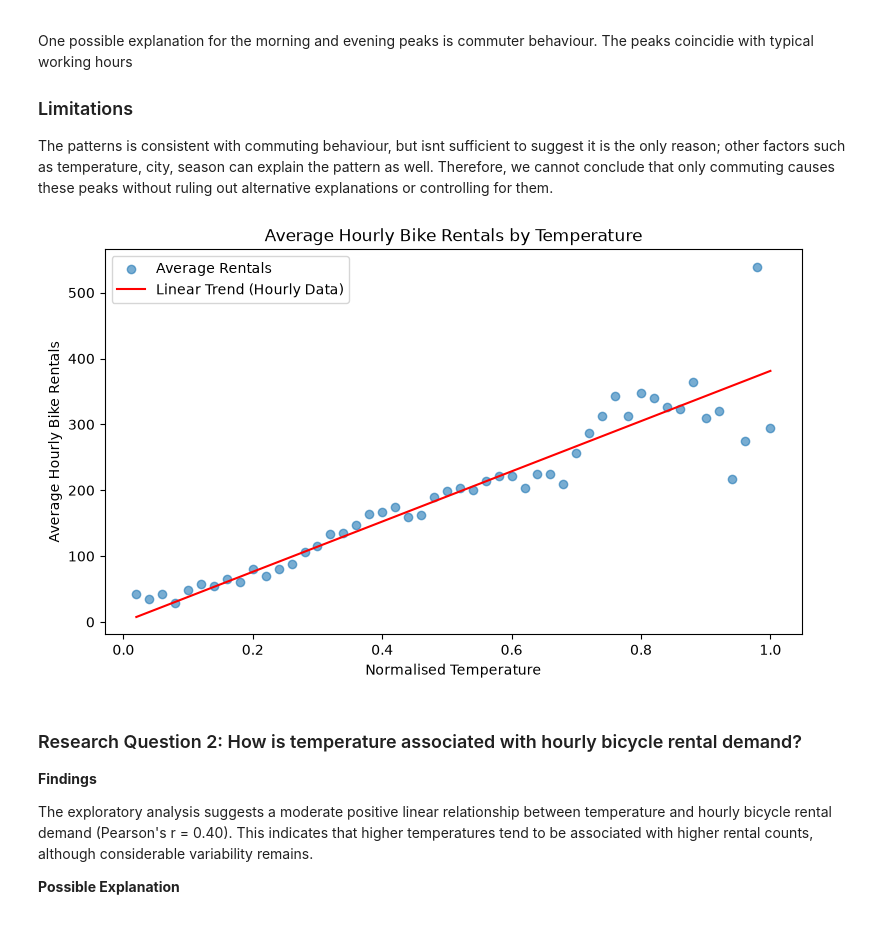
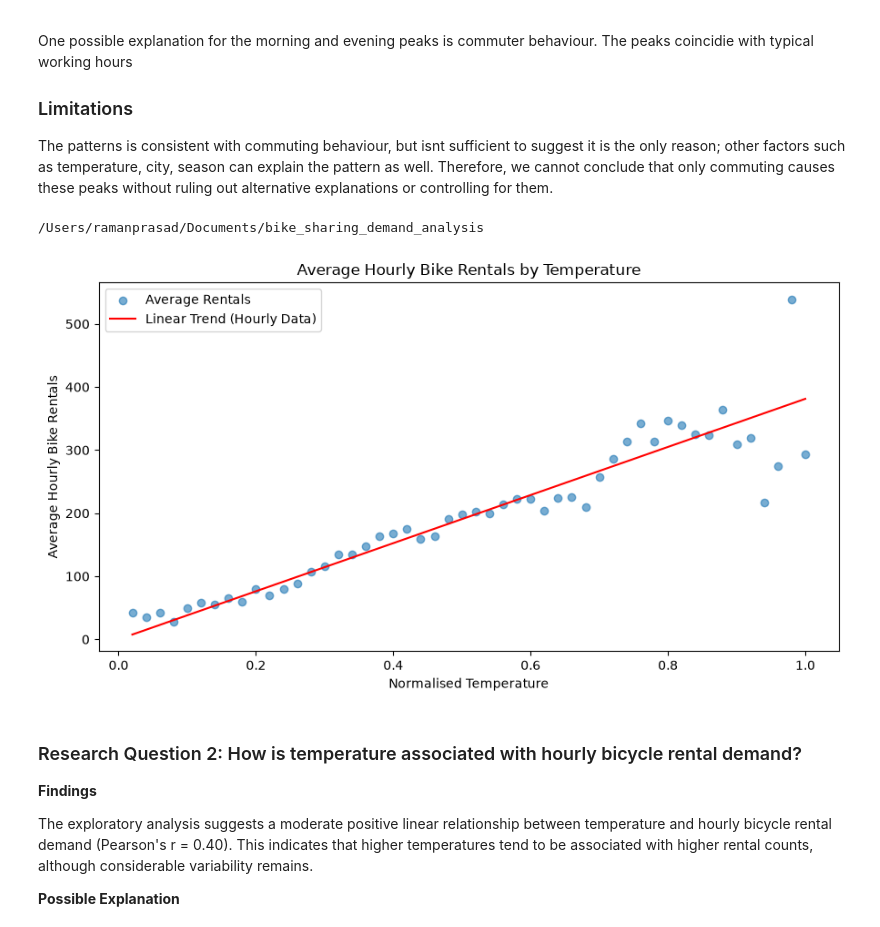
Before and after one commit to Ayush134vbt/bike_sharing_demand_analysis, a Jupyter notebook: notebooks/01_exploratory_analysis.ipynb, the cells around one changed output. Saved outputs shown, nothing was run; the diff lists cells and outputs as text; code cells hidden in the pictures.

```diff
--- a/notebooks/01_exploratory_analysis.ipynb
+++ b/notebooks/01_exploratory_analysis.ipynb
@@ -83,32 +89,50 @@ One possible explanation for the morning and evening peaks is commuter behaviour
 The patterns is consistent with commuting behaviour, but isnt sufficient to suggest it is the only reason; other factors such as temperature, city, season can explain the pattern as well.
 Therefore, we cannot conclude that only commuting causes these peaks without ruling out alternative explanations or controlling for them.
 # %%
+from pathlib import Path
+
+project_dr = Path.cwd()
+
+if project_dr.name == "notebooks":
+    project_dr = project_dr.parent
+
+print(project_dr)
+
 z = np.polyfit(df["temp"], df["cnt"], 1)
 p = np.poly1d(z)
 
 plt.figure(figsize=(9, 5))
 
 plt.scatter(
     temp_avg["temp"],
     temp_avg["cnt"],
     alpha=0.6,
     label="Average Rentals"
 )
 
 plt.plot(
     np.sort(df["temp"].unique()),
     p(np.sort(df["temp"].unique())),
     color="red",
     label="Linear Trend (Hourly Data)"
 )
 
 plt.title("Average Hourly Bike Rentals by Temperature")
 plt.xlabel("Normalised Temperature")
 plt.ylabel("Average Hourly Bike Rentals")
 plt.legend()
+plt.tight_layout()
+
+plt.savefig(
+    project_dr / "figures" / "temperature_demand.png",
+    dpi=300,
+    bbox_inches="tight"
+)
+
 plt.show()
 # %% [output]
+/Users/ramanprasad/Documents/bike_sharing_demand_analysis
-[figure, old version]
+[figure, new version]
 # %% [markdown]
 ### Research Question 2: How is temperature associated with hourly bicycle rental demand?
 
```
Also changed, not shown: parts of 1 cell of this notebook, 10 other files.
